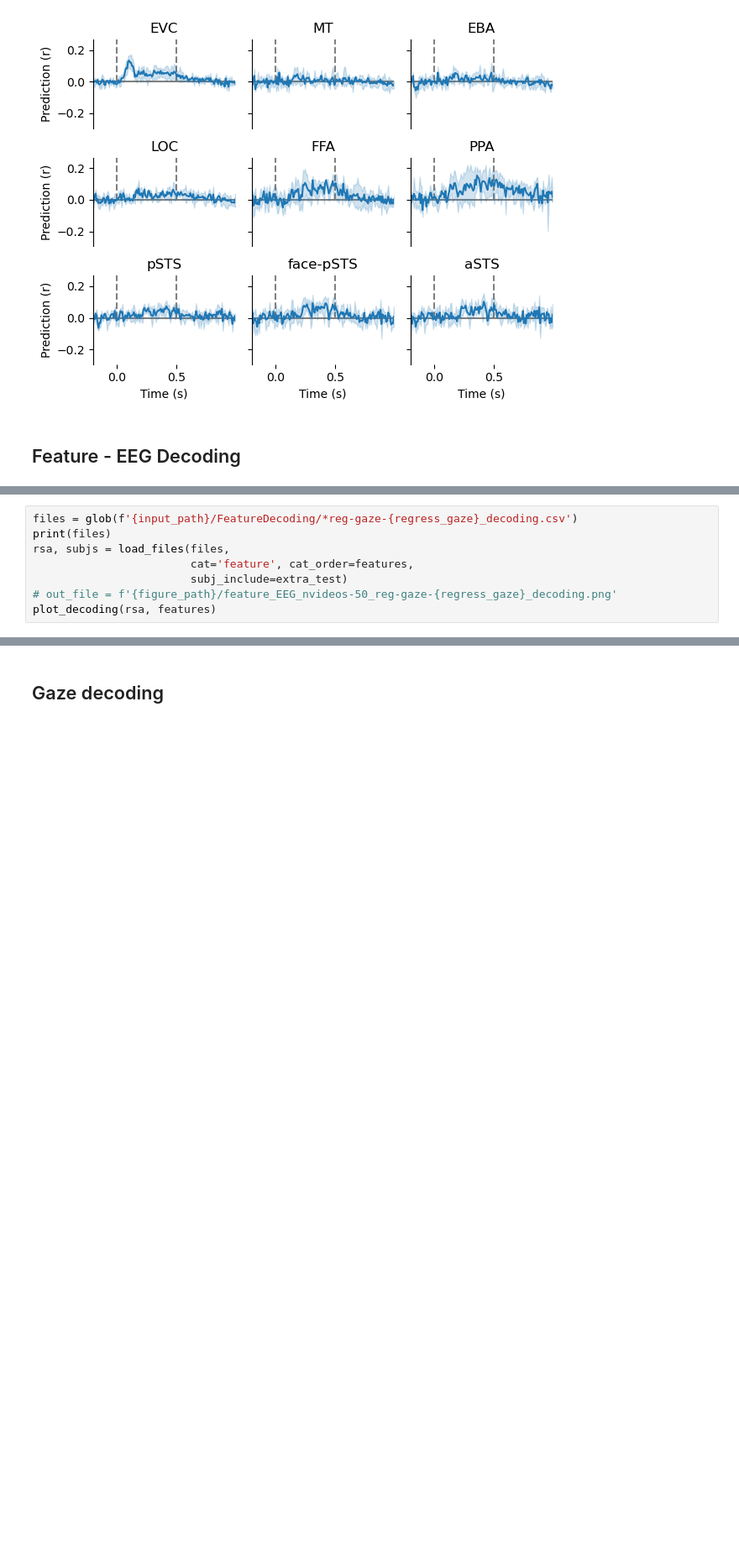
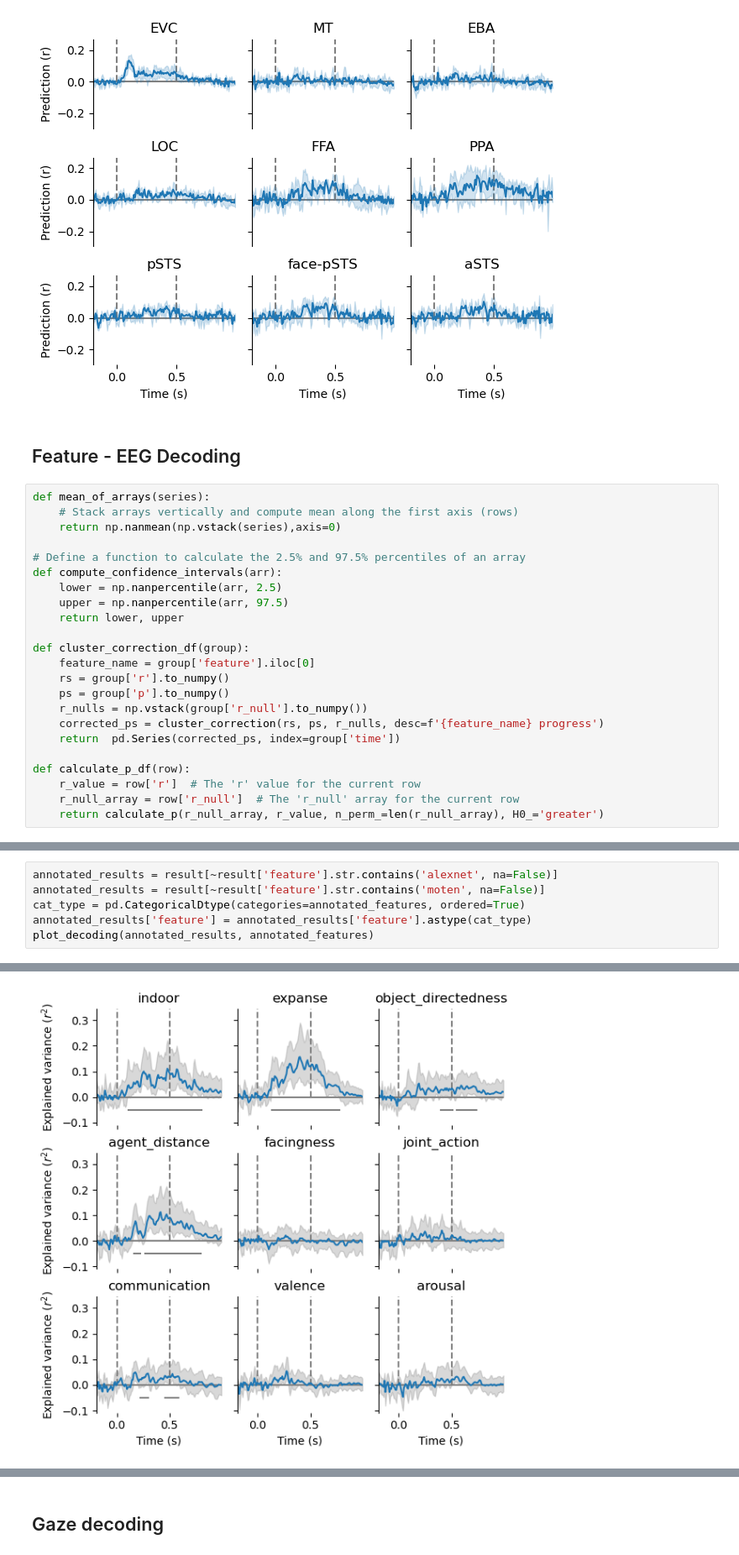
Before and after one commit to Isik-lab/SIEEG_analysis, a Jupyter notebook: notebooks/group_analysis.ipynb, the cells around one changed output, grey strips where cells are left out. Shown at 84% size. Cells and saved outputs as stored; diff of their text form; blank space fills up the shorter version.

Commit message:
cluster correction

```diff
--- a/notebooks/group_analysis.ipynb
+++ b/notebooks/group_analysis.ipynb
@@ -220,4 +133,27 @@ plot_fmri_eeg_decoding(rsa)
 [figure]
 # %% [markdown]
 ## Feature - EEG Decoding
+# %%
+def mean_of_arrays(series):
+    # Stack arrays vertically and compute mean along the first axis (rows)
+    return np.nanmean(np.vstack(series),axis=0)
+
+# Define a function to calculate the 2.5% and 97.5% percentiles of an array
+def compute_confidence_intervals(arr):
+    lower = np.nanpercentile(arr, 2.5)
+    upper = np.nanpercentile(arr, 97.5)
+    return lower, upper
+
+def cluster_correction_df(group):
+    feature_name = group['feature'].iloc[0]
+    rs = group['r'].to_numpy()
+    ps = group['p'].to_numpy()
+    r_nulls = np.vstack(group['r_null'].to_numpy())
+    corrected_ps = cluster_correction(rs, ps, r_nulls, desc=f'{feature_name} progress')
+    return  pd.Series(corrected_ps, index=group['time'])
+
+def calculate_p_df(row):
+    r_value = row['r']  # The 'r' value for the current row
+    r_null_array = row['r_null']  # The 'r_null' array for the current row
+    return calculate_p(r_null_array, r_value, n_perm_=len(r_null_array), H0_='greater')
 # %%
@@ -256,11 +210,3 @@ def plot_decoding(results, features, out_file=None):
     if out_file is not None:
         plt.savefig(out_file)
         plt.close()
-# %%
-files = glob(f'{input_path}/FeatureDecoding/*reg-gaze-{regress_gaze}_decoding.csv')
-print(files)
-rsa, subjs = load_files(files,
-                        cat='feature', cat_order=features,
-                        subj_include=extra_test)
-# out_file = f'{figure_path}/feature_EEG_nvideos-50_reg-gaze-{regress_gaze}_decoding.png'
-plot_decoding(rsa, features)
@@ -269,0 +257,7 @@ plot_decoding(rsa, features)
+# %%
+annotated_results = result[~result['feature'].str.contains('alexnet', na=False)]
+annotated_results = result[~result['feature'].str.contains('moten', na=False)]
+cat_type = pd.CategoricalDtype(categories=annotated_features, ordered=True)
+annotated_results['feature'] = annotated_results['feature'].astype(cat_type)
+plot_decoding(annotated_results, annotated_features)
+# %% [output]
@@ -269,0 +269 @@ plot_decoding(rsa, features)
+[figure, added]
```
Also changed, not shown: parts of 15 cells of this notebook, 11 other files.
